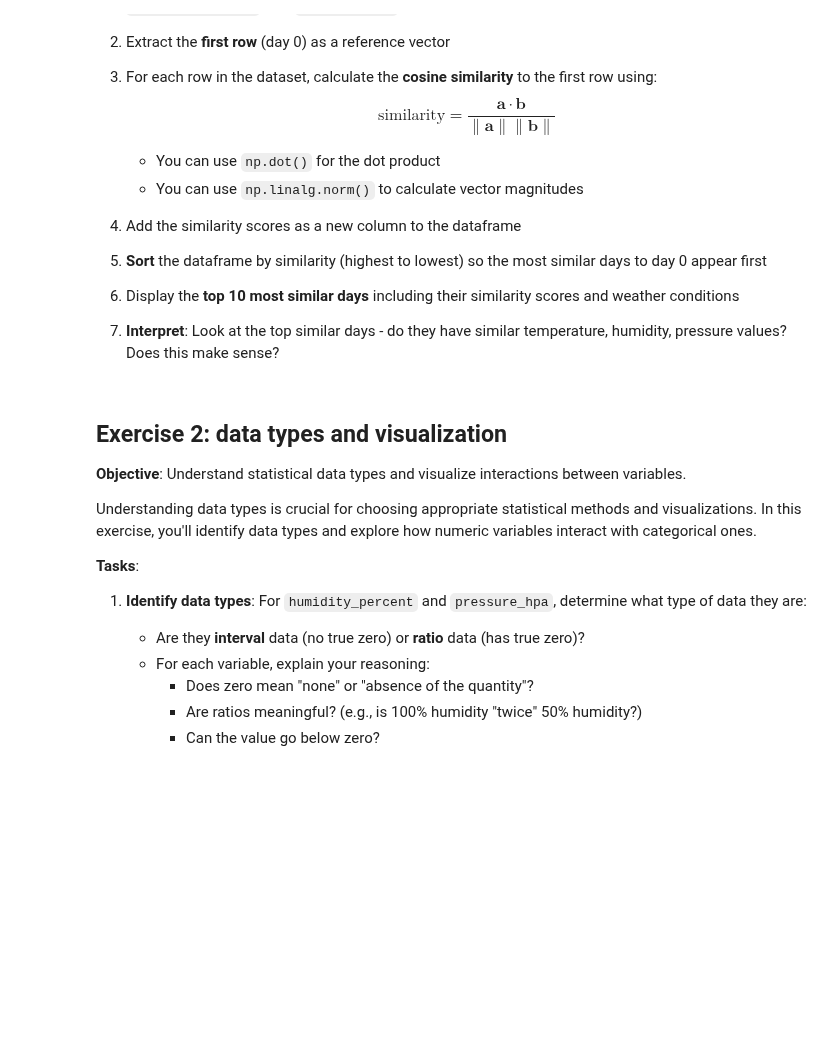
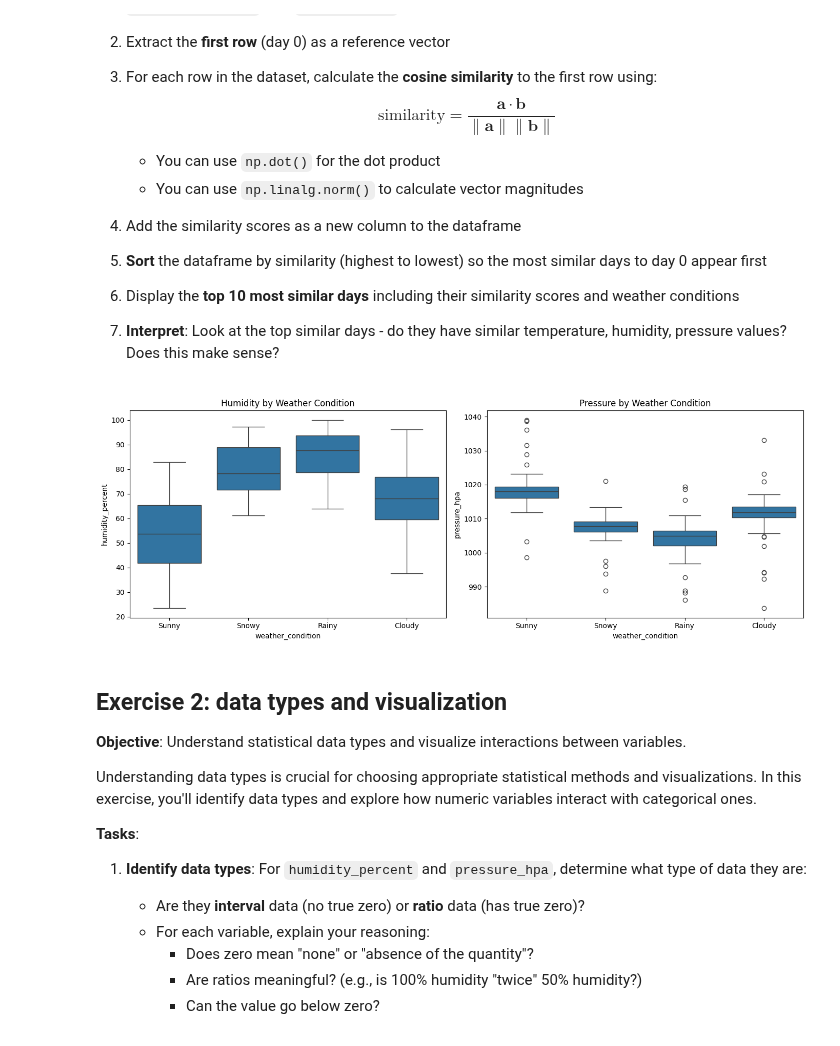
Before and after one commit to Alessandrarye/utd-aiml-coursework, a Jupyter notebook: notebooks/unit-2/lesson-12/lesson-12-activity.ipynb, the cells around one changed output. Saved outputs shown, nothing was run; the diff lists cells and outputs as text; code cells hidden in the pictures; blank space fills up the shorter version.

```diff
--- a/notebooks/unit-2/lesson-12/lesson-12-activity.ipynb
+++ b/notebooks/unit-2/lesson-12/lesson-12-activity.ipynb
@@ -17,6 +17,6 @@ Import the required libraries and load the weather dataset.
 import pandas as pd
 # %%
 # Load the weather dataset
-url = 'https://raw.githubusercontent.com/gperdrizet/fullstack-2605/main/data/weather.csv'
+url = 'https://media.githubusercontent.com/media/gperdrizet/fullstack-2605/main/data/weather.csv'
 df = pd.read_csv(url)
 df.head()
@@ -46,7 +53,21 @@ In linear algebra, we can treat each row of data as a vector and measure how sim
 
 7. **Interpret**: Look at the top similar days - do they have similar temperature, humidity, pressure values? Does this make sense?
 # %%
-# Your code here
+import matplotlib.pyplot as plt
+import seaborn as sns
+
+fig, axes = plt.subplots(1, 2, figsize=(14, 5))
+
+sns.boxplot(data=df, x='weather_condition', y='humidity_percent', ax=axes[0])
+axes[0].set_title('Humidity by Weather Condition')
+
+sns.boxplot(data=df, x='weather_condition', y='pressure_hpa', ax=axes[1])
+axes[1].set_title('Pressure by Weather Condition')
+
+plt.tight_layout()
+plt.show()
+# %% [output]
+[figure, added]
 # %% [markdown]
 ## Exercise 2: data types and visualization
 
```
Also changed, not shown: parts of 4 cells of this notebook.
